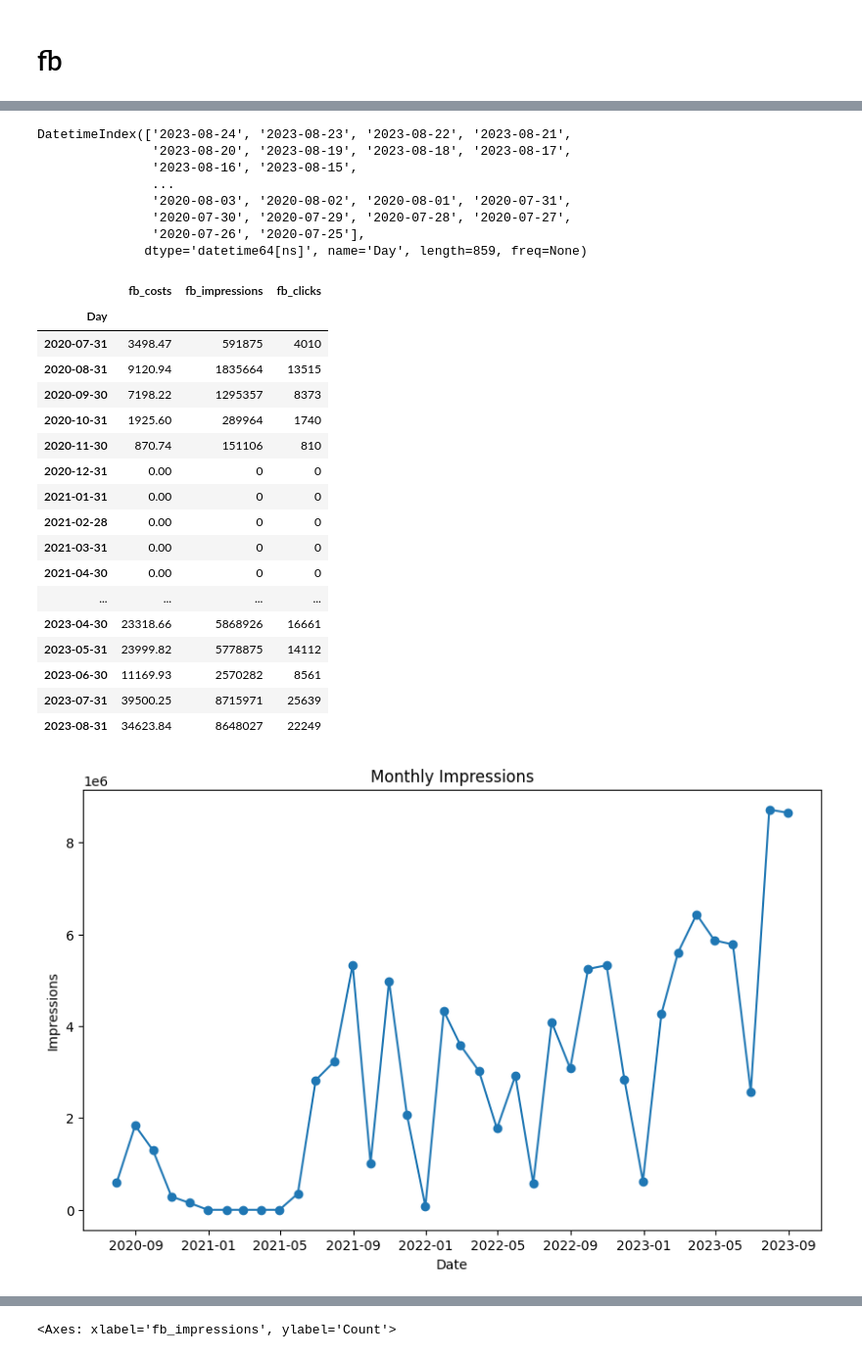
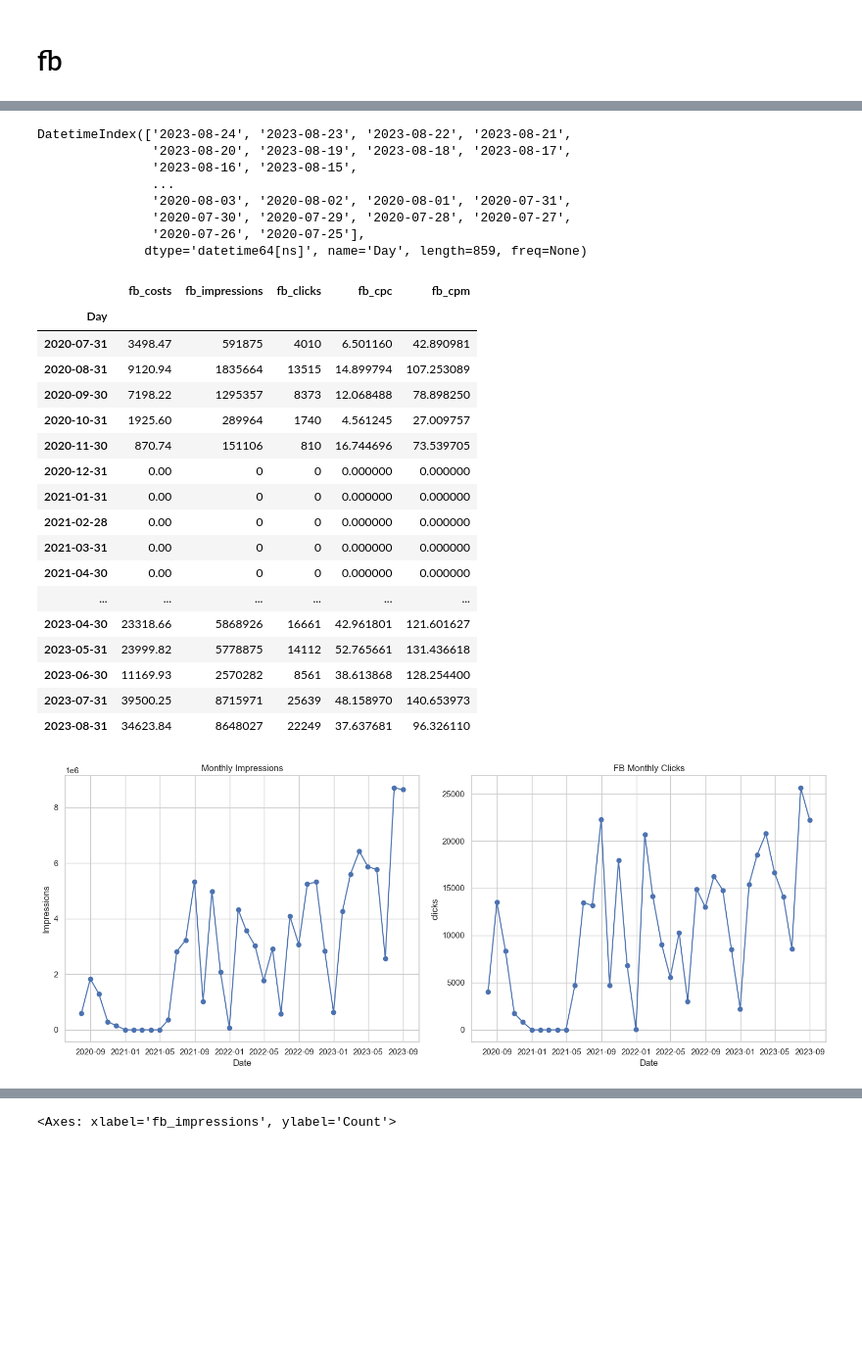
Before and after one commit to data-Zee/MMM-project-lewagon, a Jupyter notebook: notebooks/EDA-noa.ipynb, the cells around one changed output, grey strips where cells are left out. Shown at 98% size. Drawn from its saved outputs; the diff is of its cells as text; code cells hidden in the pictures; blank space fills up the shorter version.

```diff
--- a/notebooks/EDA-noa.ipynb
+++ b/notebooks/EDA-noa.ipynb
@@ -194,3 +167,11 @@ df
 # %%
 df["working_day"]=0
 df.loc[df["Day"].dt.weekday<5,"working_day"]=1
+# %%
+fb_data['fb_cpc']=fb_data['fb_costs']/fb_data['fb_clicks']
+tt_data['tt_cpc']=tt_data['tt_costs']/tt_data['tt_clicks']
+google_data['google_cpc']=google_data['google_costs']/google_data['google_clicks']
+# %%
+fb_data['fb_cpm']=(fb_data['fb_costs']/fb_data['fb_impressions'])*1000
+tt_data['tt_cpm']=(tt_data['tt_costs']/tt_data['tt_impressions'])*1000
+google_data['google_cpm']=(google_data['google_costs']/google_data['google_impressions'])*1000
@@ -431,7 +487,7 @@ print(fb_data.index)
 
 # Resample data by month and aggregate using sum (you can use other aggregation functions)
 fb_data_monthly = fb_data.resample('M').sum()
-fb_data_monthly
+fb_data_monthly.fillna(0)
 # %% [output]
 DatetimeIndex(['2023-08-24', '2023-08-23', '2023-08-22', '2023-08-21',
                '2023-08-20', '2023-08-19', '2023-08-18', '2023-08-17',
@@ -441,37 +497,53 @@ DatetimeIndex(['2023-08-24', '2023-08-23', '2023-08-22', '2023-08-21',
                '2020-07-30', '2020-07-29', '2020-07-28', '2020-07-27',
                '2020-07-26', '2020-07-25'],
               dtype='datetime64[ns]', name='Day', length=859, freq=None)
-|  | fb_costs | fb_impressions | fb_clicks |
-| Day |  |  |  |
-| 2020-07-31 | 3498.47 | 591875 | 4010 |
-| 2020-08-31 | 9120.94 | 1835664 | 13515 |
-| 2020-09-30 | 7198.22 | 1295357 | 8373 |
-| 2020-10-31 | 1925.60 | 289964 | 1740 |
-| 2020-11-30 | 870.74 | 151106 | 810 |
-| 2020-12-31 | 0.00 | 0 | 0 |
-| 2021-01-31 | 0.00 | 0 | 0 |
-| 2021-02-28 | 0.00 | 0 | 0 |
-| 2021-03-31 | 0.00 | 0 | 0 |
-| 2021-04-30 | 0.00 | 0 | 0 |
-| ... | ... | ... | ... |
-| 2023-04-30 | 23318.66 | 5868926 | 16661 |
-| 2023-05-31 | 23999.82 | 5778875 | 14112 |
-| 2023-06-30 | 11169.93 | 2570282 | 8561 |
-| 2023-07-31 | 39500.25 | 8715971 | 25639 |
-| 2023-08-31 | 34623.84 | 8648027 | 22249 |
+|  | fb_costs | fb_impressions | fb_clicks | fb_cpc | fb_cpm |
+| Day |  |  |  |  |  |
+| 2020-07-31 | 3498.47 | 591875 | 4010 | 6.501160 | 42.890981 |
+| 2020-08-31 | 9120.94 | 1835664 | 13515 | 14.899794 | 107.253089 |
+| 2020-09-30 | 7198.22 | 1295357 | 8373 | 12.068488 | 78.898250 |
+| 2020-10-31 | 1925.60 | 289964 | 1740 | 4.561245 | 27.009757 |
+| 2020-11-30 | 870.74 | 151106 | 810 | 16.744696 | 73.539705 |
+| 2020-12-31 | 0.00 | 0 | 0 | 0.000000 | 0.000000 |
+| 2021-01-31 | 0.00 | 0 | 0 | 0.000000 | 0.000000 |
+| 2021-02-28 | 0.00 | 0 | 0 | 0.000000 | 0.000000 |
+| 2021-03-31 | 0.00 | 0 | 0 | 0.000000 | 0.000000 |
+| 2021-04-30 | 0.00 | 0 | 0 | 0.000000 | 0.000000 |
+| ... | ... | ... | ... | ... | ... |
+| 2023-04-30 | 23318.66 | 5868926 | 16661 | 42.961801 | 121.601627 |
+| 2023-05-31 | 23999.82 | 5778875 | 14112 | 52.765661 | 131.436618 |
+| 2023-06-30 | 11169.93 | 2570282 | 8561 | 38.613868 | 128.254400 |
+| 2023-07-31 | 39500.25 | 8715971 | 25639 | 48.158970 | 140.653973 |
+| 2023-08-31 | 34623.84 | 8648027 | 22249 | 37.637681 | 96.326110 |
 # %%
 #mothly changes
-plt.figure(figsize=(10, 6))
+# Set the figure size
+plt.figure(figsize=(15, 6))
+
+# Create subplots in a 1x3 grid
+plt.subplot(1, 2, 1)
 
 # Plot the 'impressions' column
 plt.plot(fb_data_monthly.index, fb_data_monthly['fb_impressions'], marker='o')
 
 # Set plot title and labels
 plt.title('Monthly Impressions')
 plt.xlabel('Date')
 plt.ylabel('Impressions')
 
+plt.subplot(1, 2, 2)
+
+# Plot the 'impressions' column
+plt.plot(fb_data_monthly.index, fb_data_monthly['fb_clicks'], marker='o')
+
+# Set plot title and labels
+plt.title('FB Monthly Clicks')
+plt.xlabel('Date')
+plt.ylabel('clicks')
+
+# Adjust layout
+plt.tight_layout()
 # Show the plot
 plt.show()
 # %% [output]
-[figure, old version]
+[figure, new version]
```
Also changed, not shown: parts of 102 cells of this notebook, 2 other files.
